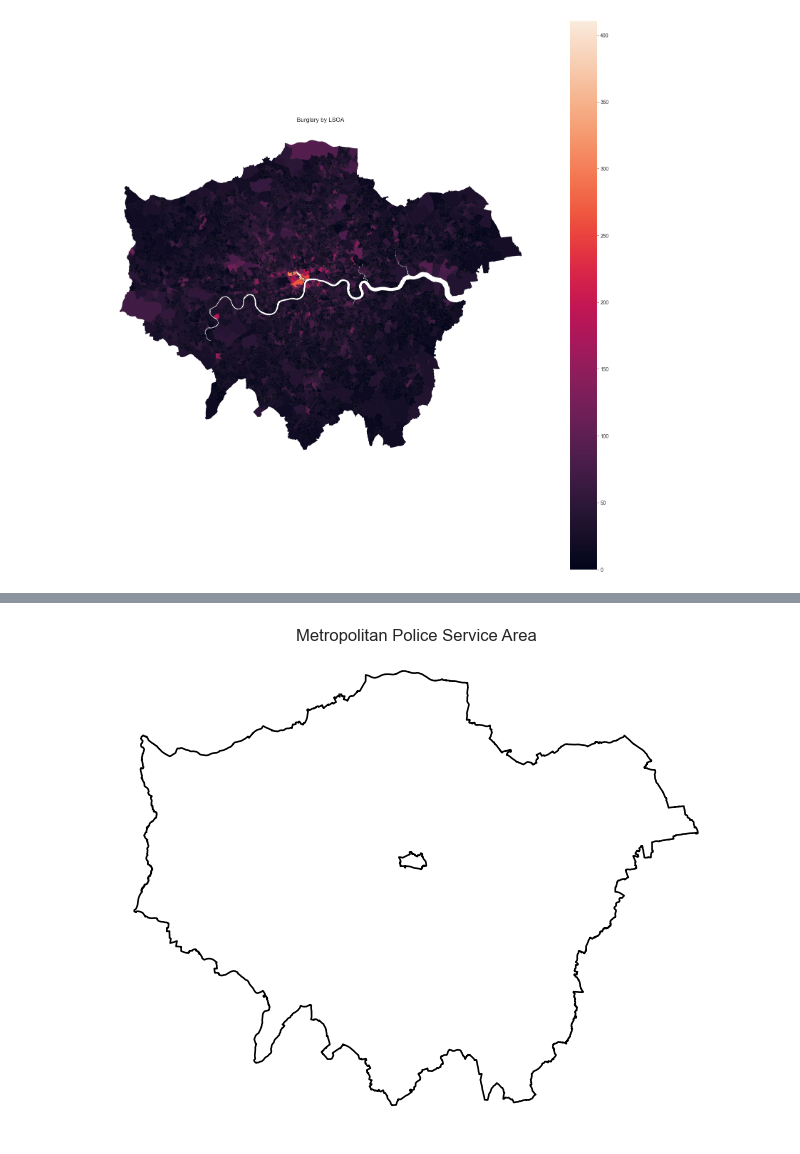
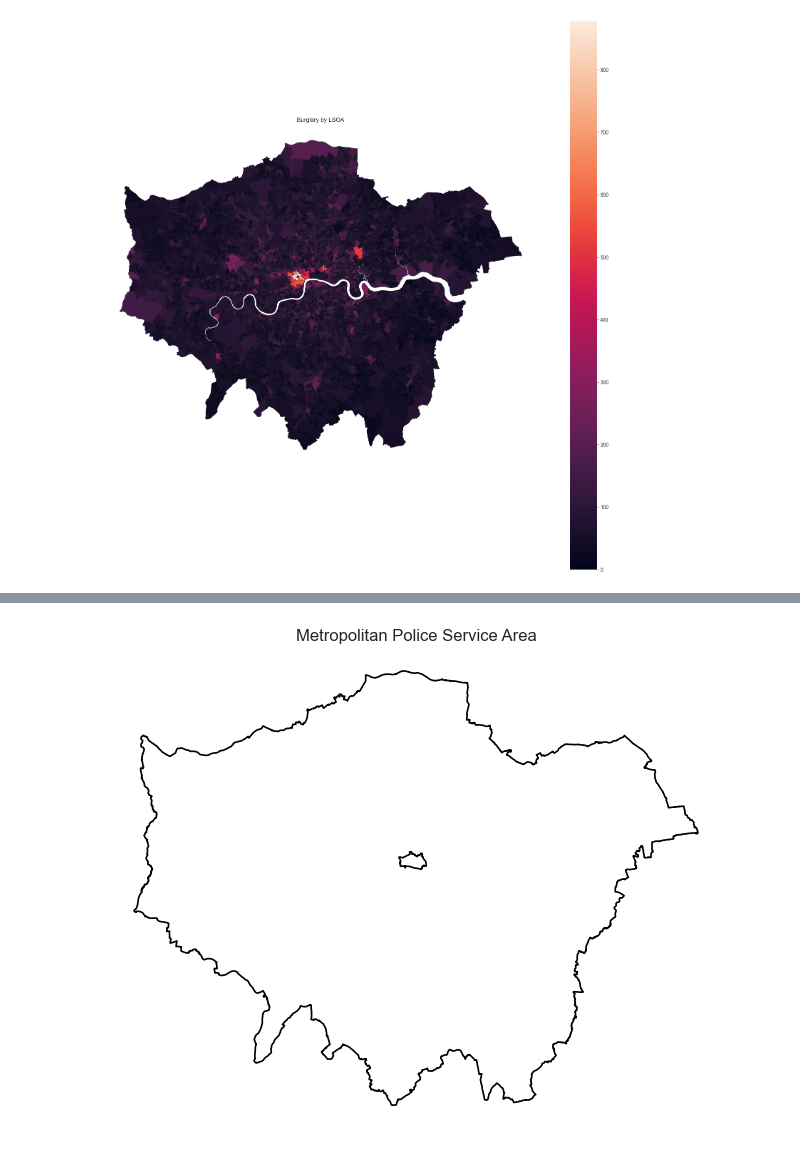
Before and after one commit to JuniorJansen/CBLW00-20-Group-9, a Jupyter notebook: eda.ipynb, the cells around one changed output, grey strips where cells are left out. Saved outputs shown, nothing was run; the diff lists cells and outputs as text; code cells hidden in the pictures.

```diff
--- a/eda.ipynb
+++ b/eda.ipynb
@@ -78 +69,3 @@ Unique Locations: 5373
+# %%
+burglary_df =  pd.read_csv("data/metropolitan_police_data.csv")
 # %%
@@ -187,31 +197,45 @@ plt.show()
 # %%
+burglary_by_lsoa = (
+    burglary_df
+      .groupby('LSOA name')
+      .size()
+      .reset_index(name='Burglary Count')
+)
+
+# Load LSOA 2011 shapes for London and project to WGS84
 lsoa_shapes = (
     gpd.read_file('boundaries/LSOA_2011_London_gen_MHW.shp')
        .to_crs(epsg=4326)
 )
+
 # Merge counts onto the LSOA polygons
 lsoa_shapes = lsoa_shapes.merge(
     burglary_by_lsoa,
-    left_on='LSOA11NM',
-    right_on='LSOA name',
+    left_on='LSOA11NM',   # shape attribute
+    right_on='LSOA name', # counts DataFrame column
     how='left'
 )
+
+# Replace missing counts with zero
 lsoa_shapes['Burglary Count'] = lsoa_shapes['Burglary Count'].fillna(0)
 
-# Plot
+# Plot choropleth of burglary counts
 fig, ax = plt.subplots(figsize=(20,20))
+
 lsoa_shapes.plot(
     column='Burglary Count',
     linewidth=0.2,
     edgecolor='black',
     legend=True,
     ax=ax
 )
+
 ax.set_title('Burglary by LSOA')
 ax.axis('off')
+
 plt.show()
 # %% [output]
-[figure, old version]
+[figure, new version]
 # %%
 ward_shapes = (
     gpd.read_file('boundaries/London_Ward_CityMerged.shp')
```
Also changed, not shown: parts of 14 cells of this notebook.
